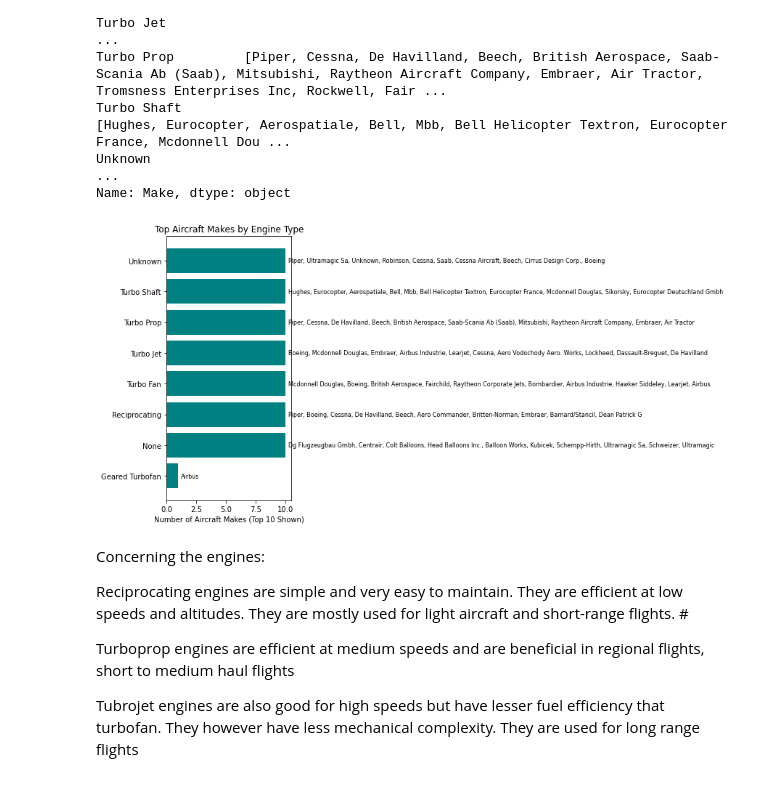
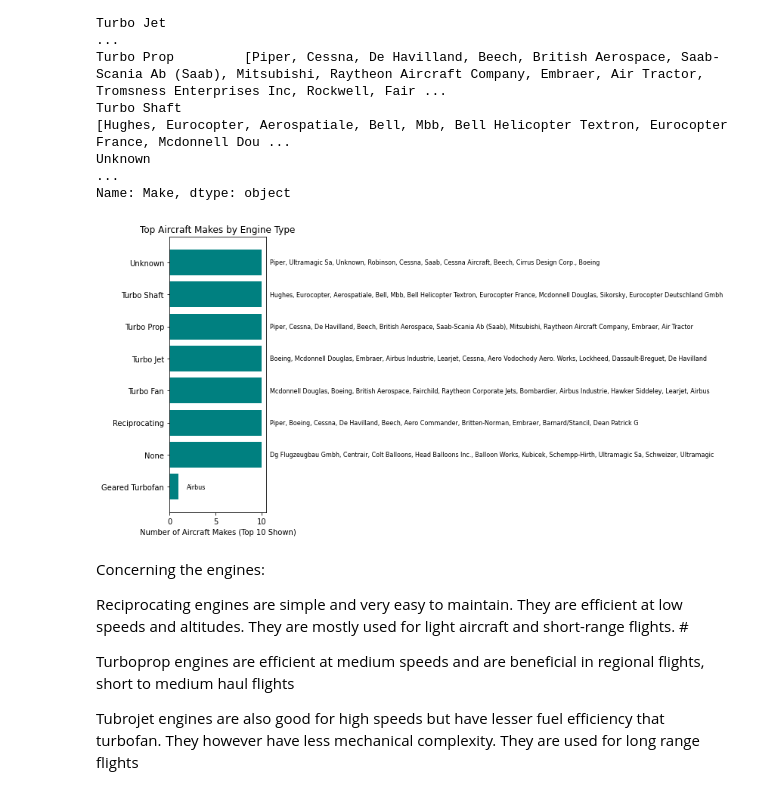
Before and after one commit to thomasamuti-cpu/Aviation_data-assignment, a Jupyter notebook: notebook.ipynb, the cells around one changed output. Cells and saved outputs as stored; diff of their text form; code cells hidden in the pictures.

```diff
--- a/notebook.ipynb
+++ b/notebook.ipynb
@@ -639,7 +639,7 @@ plt.figure(figsize=(12,6))
 for i, purpose in enumerate(aircraft_examples_by_purpose.index):
     top_aircrafts = aircraft_examples_by_purpose[purpose][:10]  # only first 10
     plt.barh(i, len(top_aircrafts), color='teal')
-    plt.text(len(top_aircrafts)+0.2, i, ', '.join(top_aircrafts), va='center', fontsize=9)
+    plt.text(len(top_aircrafts)+0.7, i, ', '.join(top_aircrafts), va='center', fontsize=9)
 
 plt.yticks(range(len(aircraft_examples_by_purpose)), aircraft_examples_by_purpose.index)
 plt.xlabel("Number of Aircraft Makes (Top 10 Shown)")
@@ -689,19 +689,19 @@ Name: Make, dtype: object
 # %%
 # Illustrate our findings in a horizontal bar graph (but since the figure is huge, we will plot the first 10 examples of each aircraft by type of engine)
 
 plt.figure(figsize=(12, 6))
 for i, engine_type in enumerate(engine_examples_all.index):
     top_aircrafts = engine_examples_all[engine_type][:10]  # only first 10
     plt.barh(i, len(top_aircrafts), color='teal')
-    plt.text(len(top_aircrafts)+0.2, i, ', '.join(top_aircrafts), va='center', fontsize=8)
+    plt.text(len(top_aircrafts)+0.9, i, ', '.join(top_aircrafts), va='center', fontsize=8)
 
 plt.yticks(range(len(engine_examples_all)), engine_examples_all.index)
 plt.xlabel("Number of Aircraft Makes (Top 10 Shown)")
 plt.title("Top Aircraft Makes by Engine Type")
 plt.tight_layout()
 plt.show()
 # %% [output]
-[figure, old version]
+[figure, new version]
 # %% [markdown]
 Concerning the engines:
 
```
Also changed, not shown: parts of 7 cells of this notebook, 11 other files.
